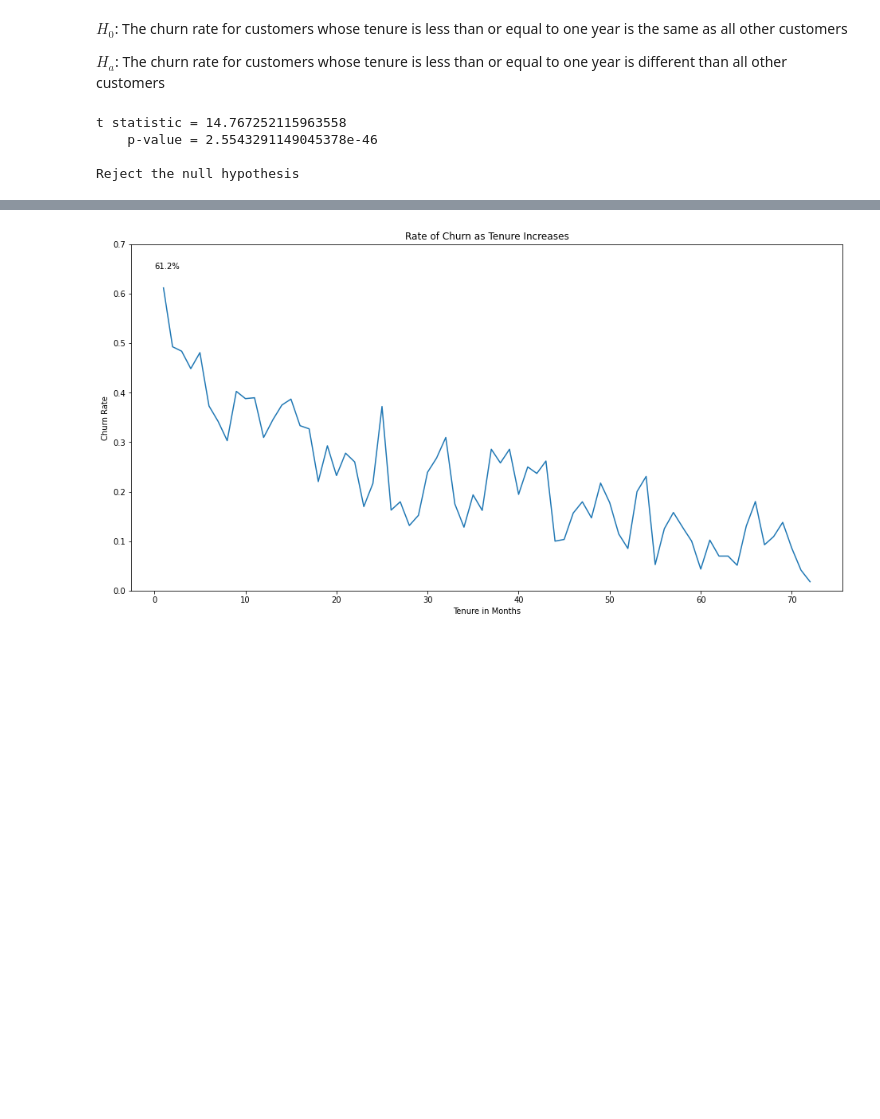
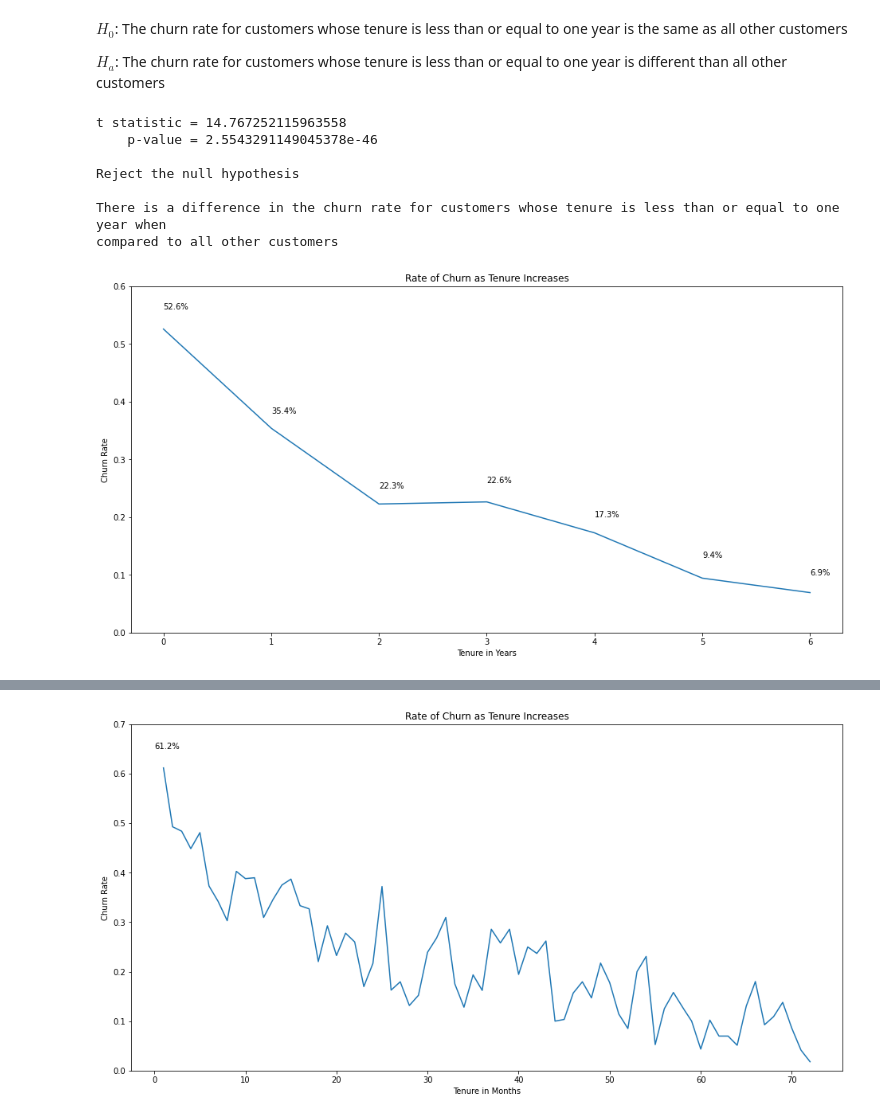
Before and after one commit to hartman-jiang-classification-project/telco-classification-project, a Jupyter notebook: alec_classification_project/alec_exploration.ipynb, the cells around one changed output, grey strips where cells are left out. Cells and saved outputs as stored; diff of their text form; code cells hidden in the pictures; blank space fills up the shorter version.

```diff
--- a/alec_classification_project/alec_exploration.ipynb
+++ b/alec_classification_project/alec_exploration.ipynb
@@ -63,8 +63,39 @@ if p < alpha:
     print("Reject the null hypothesis")
 else:
     print("Fail to reject the null hypothesis")
+print()
+print("""There is a difference in the churn rate for customers whose tenure is less than or equal to one year when
+compared to all other customers""")
 # %% [output]
 t statistic = 14.767252115963558
     p-value = 2.5543291149045378e-46
 
 Reject the null hypothesis
+
+There is a difference in the churn rate for customers whose tenure is less than or equal to one year when
+compared to all other customers
+# %%
+# plotting churn rate by tenure years
+yearly = pd.DataFrame({
+    "tenure": np.sort(train.tenure_years.unique()),
+})
+
+yearly["churn_rate"] = [((train.churn == 1) & (train.tenure_years == n)).sum() / (train.tenure_years == n).sum() for n in yearly.tenure]
+
+plt.figure(figsize=(16, 8))
+
+plt.title("Rate of Churn as Tenure Increases")
+plt.plot(yearly.tenure, yearly.churn_rate)
+plt.text(0, .56, f"{train[train.tenure_years == 0].churn.mean():.1%}")
+plt.text(1, .38, f"{train[train.tenure_years == 1].churn.mean():.1%}")
+plt.text(2, .25, f"{train[train.tenure_years == 2].churn.mean():.1%}")
+plt.text(3, .26, f"{train[train.tenure_years == 3].churn.mean():.1%}")
+plt.text(4, .20, f"{train[train.tenure_years == 4].churn.mean():.1%}")
+plt.text(5, .13, f"{train[train.tenure_years == 5].churn.mean():.1%}")
+plt.text(6, .10, f"{train[train.tenure_years == 6].churn.mean():.1%}")
+plt.xlabel("Tenure in Years")
+plt.ylabel("Churn Rate")
+plt.ylim(0, .6)
+plt.show()
+# %% [output]
+[figure, added]
```
Also changed, not shown: parts of 34 cells of this notebook, 3 other files.
